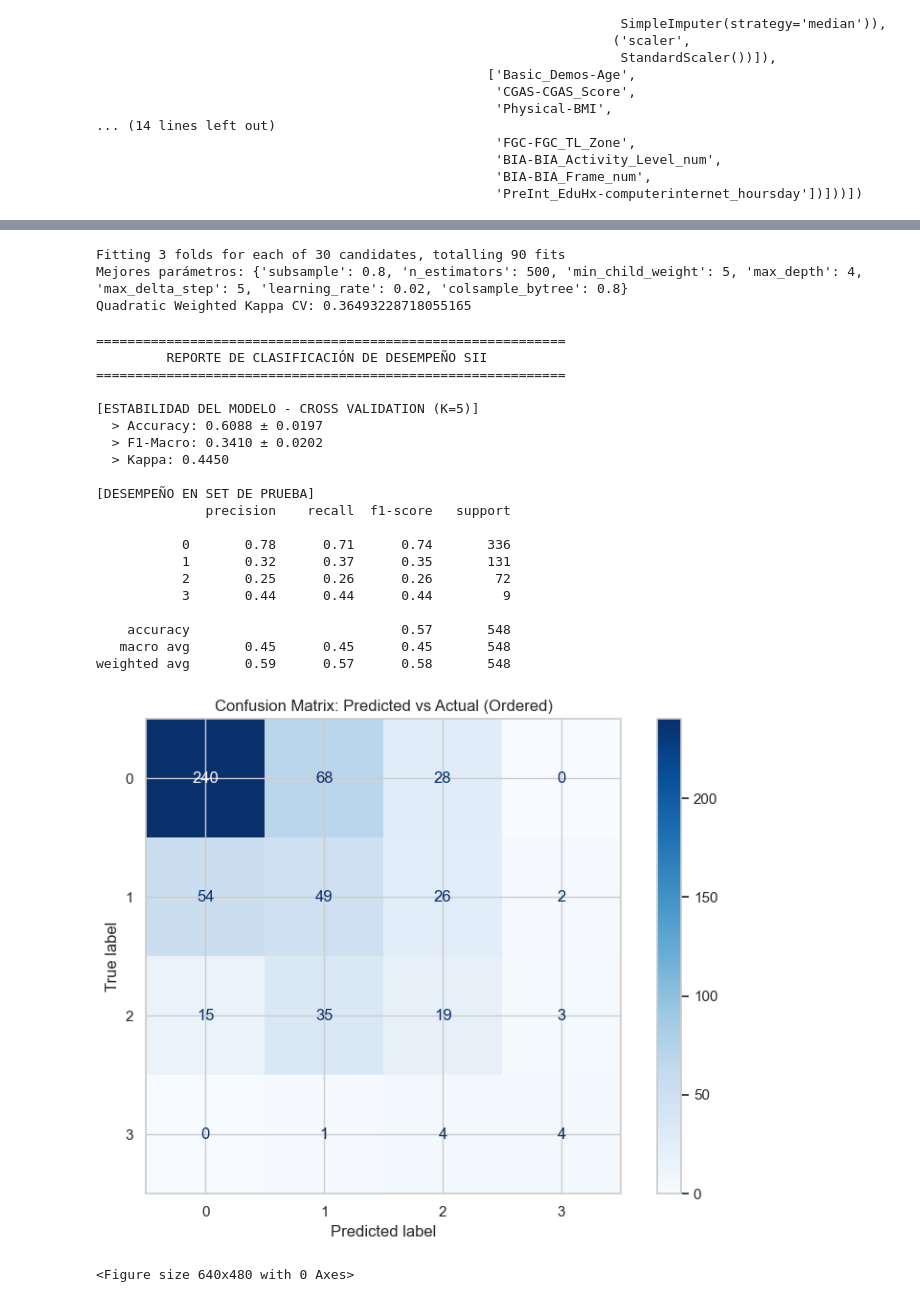
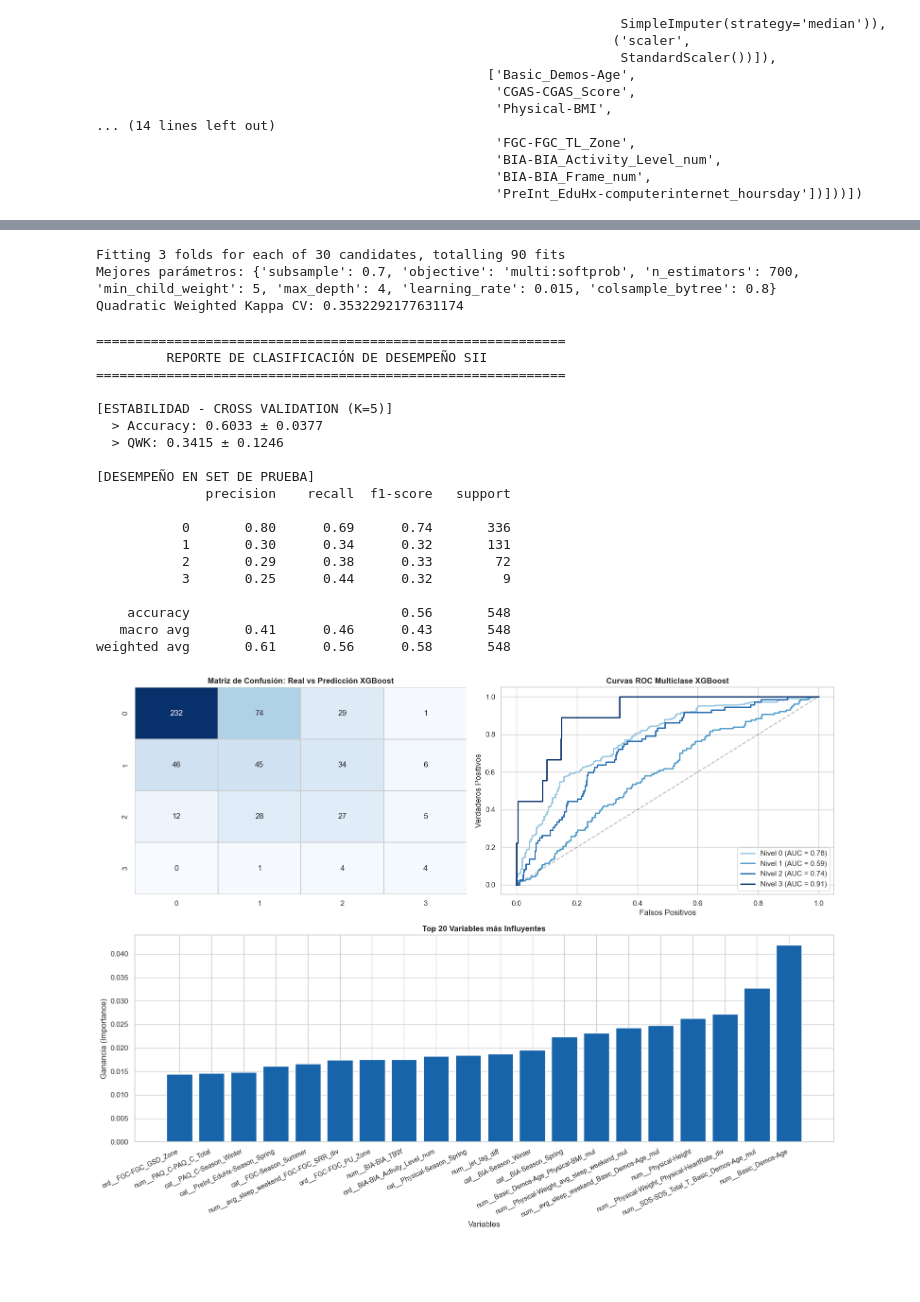
Before and after one commit to ulcaicedo31-hub/Taller-colaborativo, a Jupyter notebook: Sources/Proyecto.ipynb, the cells around one changed output, grey strips where cells are left out. Cells and saved outputs as stored; diff of their text form; code cells hidden in the pictures; blank space fills up the shorter version.

```diff
--- a/Sources/Proyecto.ipynb
+++ b/Sources/Proyecto.ipynb
@@ -377,10 +384,6 @@ with pd.option_context('display.max_rows', None, 'display.expand_frame_repr', Fa
 | 55 | BIA-BIA_Fat | BIA-BIA_LST | -0.953425 |
 | 56 | FGC-FGC_SRL | FGC-FGC_SRR | 0.914535 |
 # %%
-import polars as pl
-import pandas as pd
-import glob
-import gc # Garbage Collector para limpiar la RAM
 base_path = "Data/series_train.parquet"
 folder_paths = glob.glob(f"{base_path}/id=*")
 all_ids = [path.split("id=")[-1] for path in folder_paths]
@@ -443,7 +446,7 @@ def process_batch(batch_ids):
             pl.col("sleep_hrs").std().alias("std_sleep")
         ])
         .with_columns([
-            (pl.col("mid_we") - pl.col("mid_wd")).abs().alias("social_jetlag"),
+            (pl.col("mid_wd") - pl.col("mid_we")).abs().alias("social_jetlag"),
             (pl.col("avg_sedentary_hours") / (pl.col("avg_mvpa_hours") + pl.col("avg_sedentary_hours") + 1e-6)).alias("sedentary_ratio"),
             (pl.col("std_sleep") / (pl.col("g_sleep") + 1e-6)).alias("sleep_instability_index")
         ])
@@ -555,6 +561,9 @@ numeric_features = [
        'std_sleep', 'social_jetlag', 'sedentary_ratio',
        'sleep_instability_index',
 
+'SDS-SDS_Total_T_Basic_Demos-Age_mul','avg_sleep_weekend_Basic_Demos-Age_mul','Physical-Weight_Physical-HeartRate_div',
+'avg_sleep_weekend_FGC-FGC_SRR_div','Basic_Demos-Age_Physical-BMI_mul','Physical-Weight_avg_sleep_weekend_mul','jet_lag_diff'
+
 ]
 
 #---------------------------------------------------------------------------------------------------------
@@ -723,6 +721,6 @@ Quadratic Weighted Kappa CV: 0.41686997487473026
 # %%
 model_rf = RandomForestClassifier(
-    n_estimators=200,
+    n_estimators=300,
     max_depth=10,
     min_samples_split=5,
     min_samples_leaf=3,
@@ -743,9 +741,13 @@ cv_results_rf = cross_validate(
 )
 
 display_professional_eval(
+    model_rf,
+    "Random Forest",
+    X_test,
     y_test,
     y_pred_rf,
     cv_results_rf,
+    X_train.columns
 )
 # %% [output]
 ============================================================
@@ -777,12 +790,12 @@ plot_rf_importance(model_rf, X_train.columns)
 # %%
 param_distr = {
-    'n_estimators': [500, 400],
-    'learning_rate': [0.01,0.02],
-    'max_depth': [4, 7, 9],
-    'max_delta_step': [1, 5],
-    'min_child_weight': [1, 2, 5],
+    'n_estimators': [700, 600],
+    'learning_rate': [0.01, 0.015],
+    'max_depth': [4, 5, 9],
+    'min_child_weight': [ 2, 5],
     'subsample': [0.8, 0.7],
-    'colsample_bytree': [0.8, 0.9],
+    'colsample_bytree': [0.7, 0.8],
+    'objective': ['multi:softprob']
 }
 
 XB_model = XGBClassifier(
@@ -796,8 +809,8 @@ print("Mejores parámetros:", grid.best_params_)
 print("Quadratic Weighted Kappa CV:", grid.best_score_)
 # %% [output]
 Fitting 3 folds for each of 30 candidates, totalling 90 fits
-Mejores parámetros: {'subsample': 0.8, 'n_estimators': 500, 'min_child_weight': 5, 'max_depth': 4, 'max_delta_step': 5, 'learning_rate': 0.02, 'colsample_bytree': 0.8}
-Quadratic Weighted Kappa CV: 0.36493228718055165
+Mejores parámetros: {'subsample': 0.7, 'objective': 'multi:softprob', 'n_estimators': 700, 'min_child_weight': 5, 'max_depth': 4, 'learning_rate': 0.015, 'colsample_bytree': 0.8}
+Quadratic Weighted Kappa CV: 0.3532292177631174
 # %%
 # 1. Calculamos pesos para cada clase basándonos en tu 'support'
 # Esto compensa que tengas 336 de una y solo 9 de otra
@@ -812,14 +825,16 @@ class_weights = dict(zip(np.unique(y_train), weights))
 # Bajamos Max Depth para que no se sobreajuste a los pocos casos de la clase 3
 # Subimos n_estimators con un learning_rate pequeño
 model_XG = xgb.XGBClassifier(
-    n_estimators=500,
-    learning_rate=0.02,
-    max_depth=4,
-    min_child_weight=2,
-    subsample=0.8,
+    n_estimators=700,
+    learning_rate=0.015,
+    max_depth=3,
+    min_child_weight=6,
+    subsample=0.7,
     colsample_bytree=0.8,
     objective='multi:softprob',
     random_state=42,
+    reg_alpha=0.2,
+    reg_lambda=1
 )
 
 # 3. Entrenamiento con pesos de muestra
@@ -828,43 +843,45 @@ sample_weights = np.array([class_weights[y] for y in y_train])
 model_XG.fit(
     X_train, y_train,
     sample_weight=sample_weights
 )
 
 y_pred_XG = model_XG.predict(X_test)
 
 
 cv_results_XG = cross_validate(
     model_XG,
     X_train, y_train,
     cv=skf,
     scoring=scoring_metrics,
 )
 
 display_professional_eval(
+    model_XG,
+    "XGBoost",
+    X_test,
     y_test,
     y_pred_XG,
     cv_results_XG,
+    X_train.columns
 )
 # %% [output]
 ============================================================
          REPORTE DE CLASIFICACIÓN DE DESEMPEÑO SII
 ============================================================
 
-[ESTABILIDAD DEL MODELO - CROSS VALIDATION (K=5)]
-  > Accuracy: 0.6088 ± 0.0197
-  > F1-Macro: 0.3410 ± 0.0202
-  > Kappa: 0.4450
+[ESTABILIDAD - CROSS VALIDATION (K=5)]
+  > Accuracy: 0.6033 ± 0.0377
+  > QWK: 0.3415 ± 0.1246
 
 [DESEMPEÑO EN SET DE PRUEBA]
               precision    recall  f1-score   support
 
-           0       0.78      0.71      0.74       336
-           1       0.32      0.37      0.35       131
-           2       0.25      0.26      0.26        72
-           3       0.44      0.44      0.44         9
+           0       0.80      0.69      0.74       336
+           1       0.30      0.34      0.32       131
+           2       0.29      0.38      0.33        72
+           3       0.25      0.44      0.32         9
 
-    accuracy                           0.57       548
-   macro avg       0.45      0.45      0.45       548
-weighted avg       0.59      0.57      0.58       548
+    accuracy                           0.56       548
+   macro avg       0.41      0.46      0.43       548
+weighted avg       0.61      0.56      0.58       548
-[figure, old version]
+[figure, new version]
-<Figure size 640x480 with 0 Axes>
```
Also changed, not shown: parts of 17 cells of this notebook.
